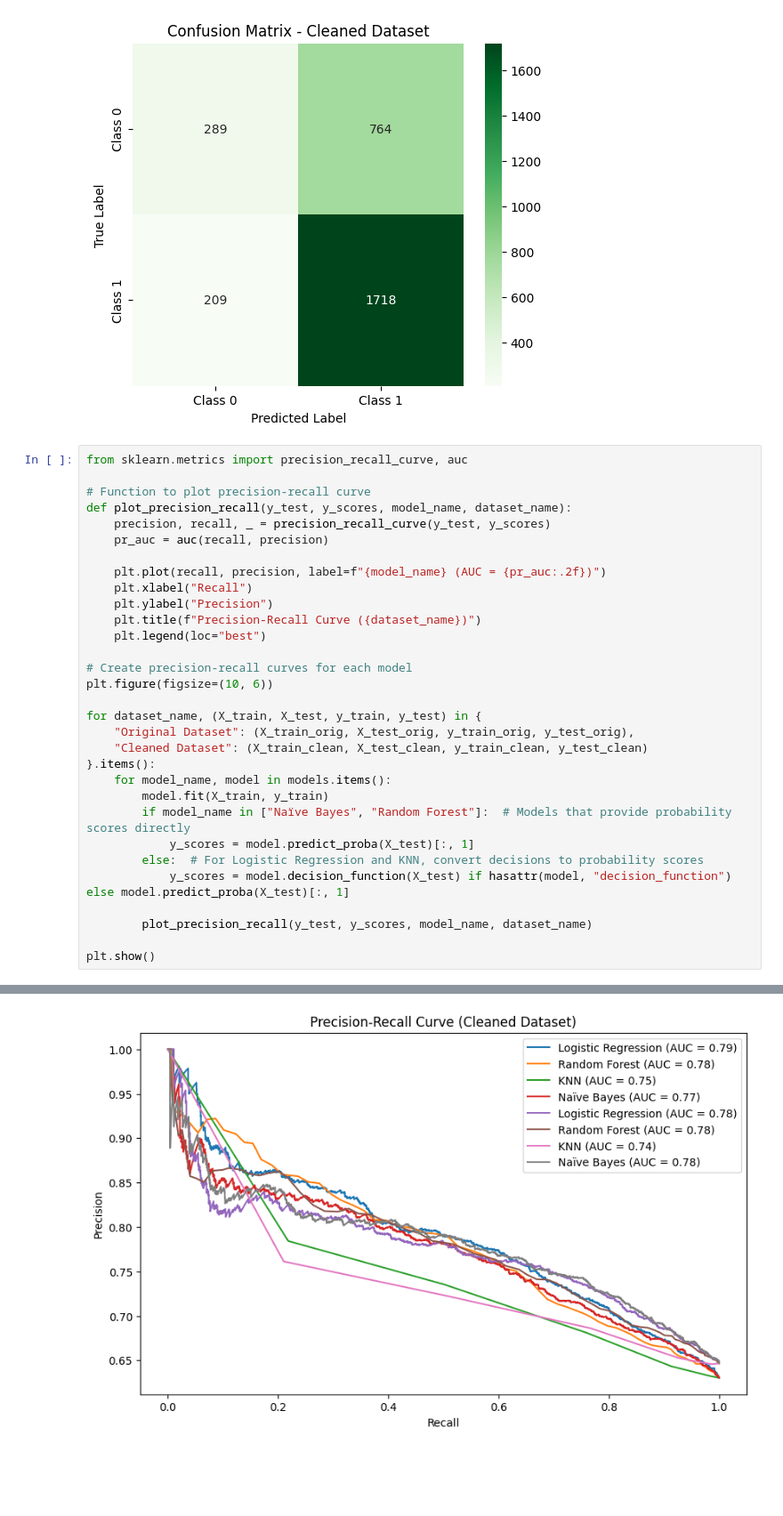
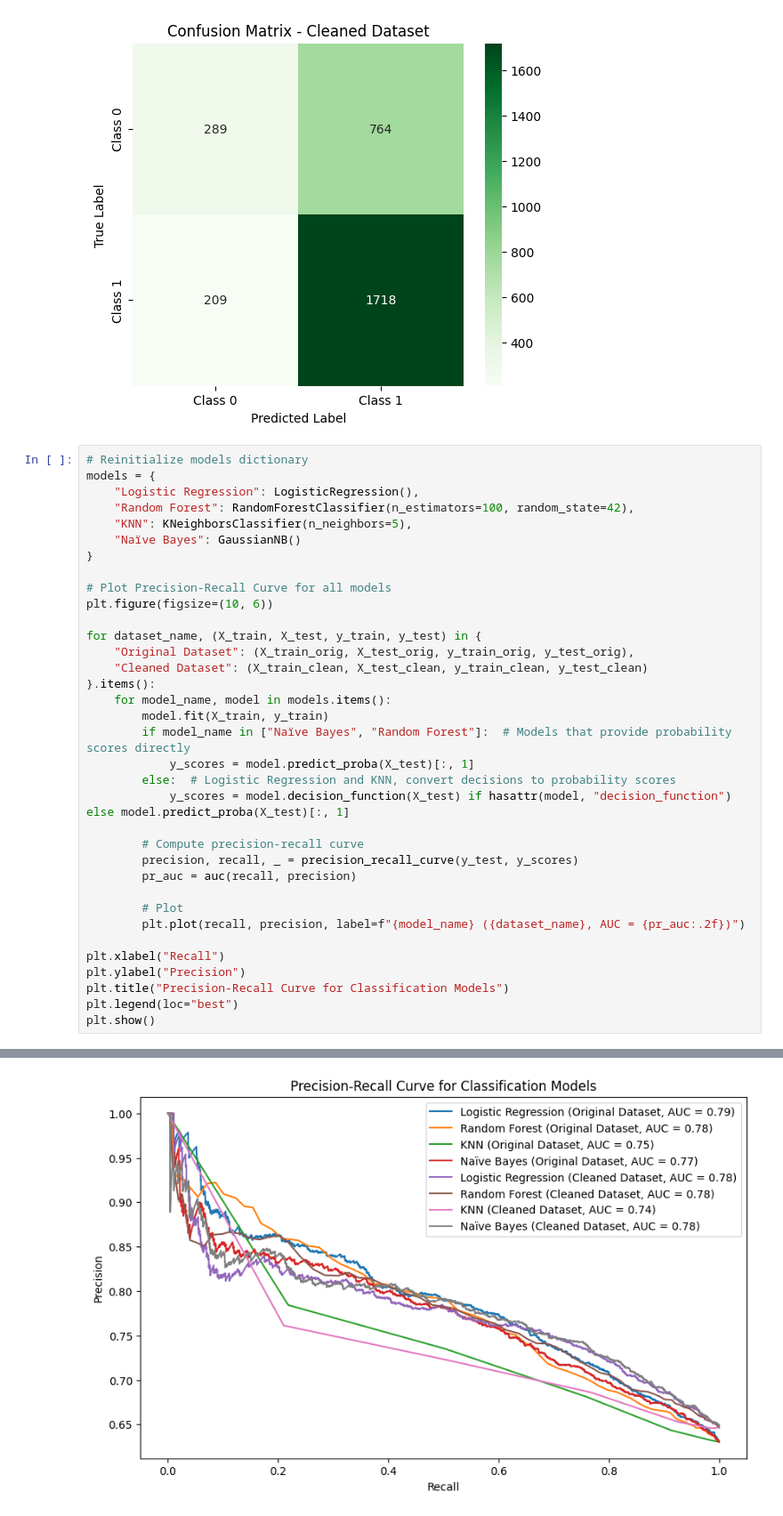
Before and after one commit to LokeshUpputri/Predictive-Maintenance-of-Automotive-Engines, a Jupyter notebook: Project_Automotive_Vehicle.ipynb, the cells around one changed output, grey strips where cells are left out. Shown at 89% size. Saved outputs shown, nothing was run; the diff lists cells and outputs as text; blank space fills up the shorter version.

```diff
--- a/Project_Automotive_Vehicle.ipynb
+++ b/Project_Automotive_Vehicle.ipynb
@@ -342,49 +342,53 @@ plot_confusion_matrix(y_test_clean, y_pred_clean, "Confusion Matrix - Cleaned Da
 [figure]
 [figure]
 # %%
-from sklearn.metrics import precision_recall_curve, auc
+# Reinitialize models dictionary
+models = {
+    "Logistic Regression": LogisticRegression(),
+    "Random Forest": RandomForestClassifier(n_estimators=100, random_state=42),
+    "KNN": KNeighborsClassifier(n_neighbors=5),
+    "Naïve Bayes": GaussianNB()
+}
 
-# Function to plot precision-recall curve
-def plot_precision_recall(y_test, y_scores, model_name, dataset_name):
-    precision, recall, _ = precision_recall_curve(y_test, y_scores)
-    pr_auc = auc(recall, precision)
-
-    plt.plot(recall, precision, label=f"{model_name} (AUC = {pr_auc:.2f})")
-    plt.xlabel("Recall")
-    plt.ylabel("Precision")
-    plt.title(f"Precision-Recall Curve ({dataset_name})")
-    plt.legend(loc="best")
-
-# Create precision-recall curves for each model
+# Plot Precision-Recall Curve for all models
 plt.figure(figsize=(10, 6))
 
 for dataset_name, (X_train, X_test, y_train, y_test) in {
     "Original Dataset": (X_train_orig, X_test_orig, y_train_orig, y_test_orig),
     "Cleaned Dataset": (X_train_clean, X_test_clean, y_train_clean, y_test_clean)
 }.items():
     for model_name, model in models.items():
         model.fit(X_train, y_train)
         if model_name in ["Naïve Bayes", "Random Forest"]:  # Models that provide probability scores directly
             y_scores = model.predict_proba(X_test)[:, 1]
-        else:  # For Logistic Regression and KNN, convert decisions to probability scores
+        else:  # Logistic Regression and KNN, convert decisions to probability scores
             y_scores = model.decision_function(X_test) if hasattr(model, "decision_function") else model.predict_proba(X_test)[:, 1]
 
-        plot_precision_recall(y_test, y_scores, model_name, dataset_name)
+        # Compute precision-recall curve
+        precision, recall, _ = precision_recall_curve(y_test, y_scores)
+        pr_auc = auc(recall, precision)
 
+        # Plot
+        plt.plot(recall, precision, label=f"{model_name} ({dataset_name}, AUC = {pr_auc:.2f})")
+
+plt.xlabel("Recall")
+plt.ylabel("Precision")
+plt.title("Precision-Recall Curve for Classification Models")
+plt.legend(loc="best")
 plt.show()
 # %% [output]
 STOP: TOTAL NO. of ITERATIONS REACHED LIMIT.
 
 Increase the number of iterations (max_iter) or scale the data as shown in:
     https://scikit-learn.org/stable/modules/preprocessing.html
 Please also refer to the documentation for alternative solver options:
     https://scikit-learn.org/stable/modules/linear_model.html#logistic-regression
   n_iter_i = _check_optimize_result(
 STOP: TOTAL NO. of ITERATIONS REACHED LIMIT.
 
 Increase the number of iterations (max_iter) or scale the data as shown in:
     https://scikit-learn.org/stable/modules/preprocessing.html
 Please also refer to the documentation for alternative solver options:
     https://scikit-learn.org/stable/modules/linear_model.html#logistic-regression
   n_iter_i = _check_optimize_result(
-[figure, old version]
+[figure, new version]
```
Also changed, not shown: parts of 5 cells of this notebook.
